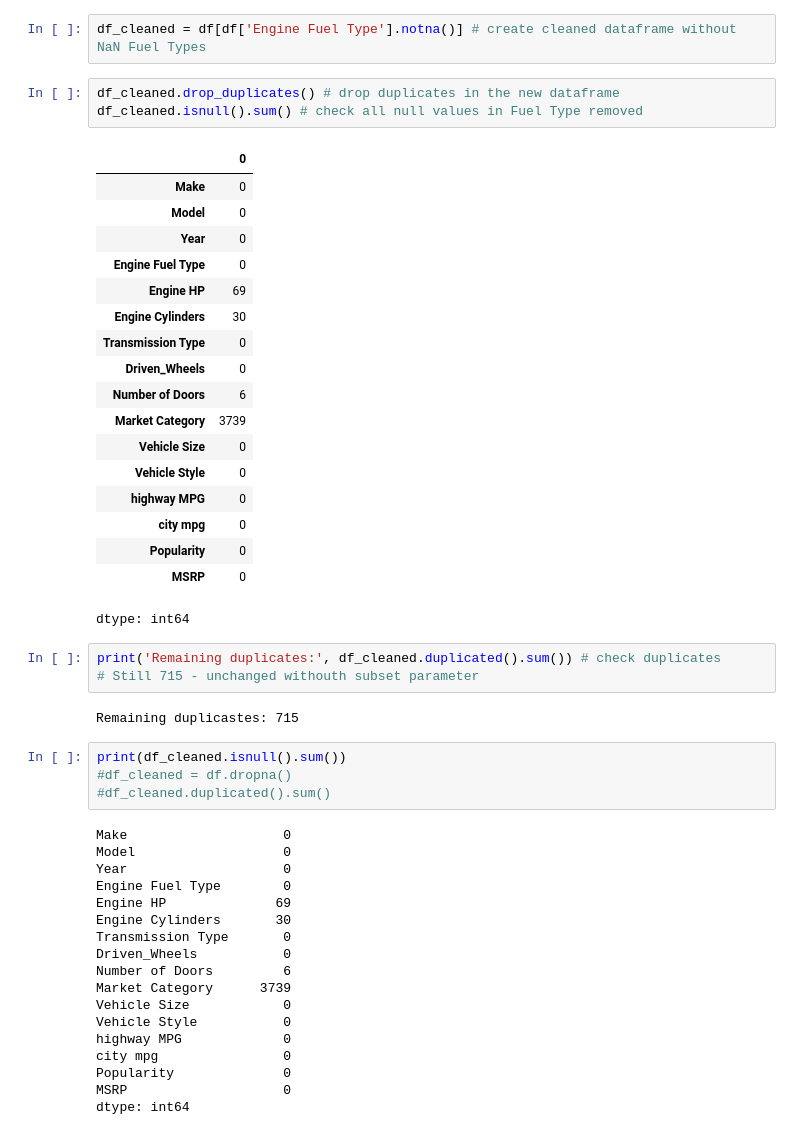
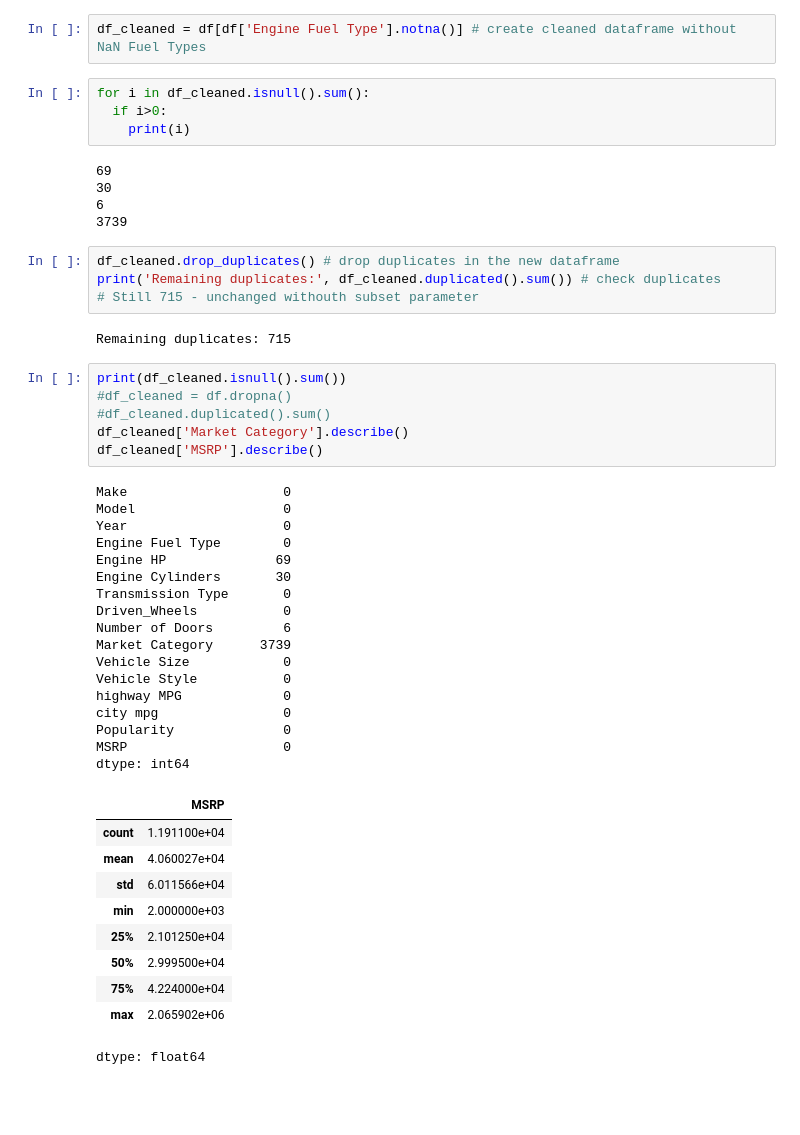
Before and after one commit to sarahajbane/colab_workbook_templates, a Jupyter notebook: Car_Analysis.ipynb, the cells around one changed output. Saved outputs shown, nothing was run; the diff lists cells and outputs as text; blank space fills up the shorter version.

```diff
--- a/Car_Analysis.ipynb
+++ b/Car_Analysis.ipynb
@@ -65,52 +64,52 @@ Data Cleaning steps:
 *   Replace Market Category (most frequent null)
 # %%
 df_cleaned = df[df['Engine Fuel Type'].notna()] # create cleaned dataframe without NaN Fuel Types
+# %%
+for i in df_cleaned.isnull().sum():
+  if i>0:
+    print(i)
+# %% [output]
+69
+30
+6
+3739
 # %%
 df_cleaned.drop_duplicates() # drop duplicates in the new dataframe
-df_cleaned.isnull().sum() # check all null values in Fuel Type removed
+print('Remaining duplicates:', df_cleaned.duplicated().sum()) # check duplicates
+# Still 715 - unchanged withouth subset parameter
 # %% [output]
-|  | 0 |
-| Make | 0 |
-| Model | 0 |
-| Year | 0 |
-| Engine Fuel Type | 0 |
-| Engine HP | 69 |
-| Engine Cylinders | 30 |
-| Transmission Type | 0 |
-| Driven_Wheels | 0 |
-| Number of Doors | 6 |
-| Market Category | 3739 |
-| Vehicle Size | 0 |
-| Vehicle Style | 0 |
-| highway MPG | 0 |
-| city mpg | 0 |
-| Popularity | 0 |
-| MSRP | 0 |
-dtype: int64
+Remaining duplicates: 715
-# %%
-print('Remaining duplicates:', df_cleaned.duplicated().sum()) # check duplicates
-# Still 715 - unchanged withouth subset parameter
-# %% [output]
-Remaining duplicastes: 715
 # %%
 print(df_cleaned.isnull().sum())
 #df_cleaned = df.dropna()
 #df_cleaned.duplicated().sum()
+df_cleaned['Market Category'].describe()
+df_cleaned['MSRP'].describe()
 # %% [output]
 Make                    0
 Model                   0
 Year                    0
 Engine Fuel Type        0
 Engine HP              69
 Engine Cylinders       30
 Transmission Type       0
 Driven_Wheels           0
 Number of Doors         6
 Market Category      3739
 Vehicle Size            0
 Vehicle Style           0
 highway MPG             0
 city mpg                0
 Popularity              0
 MSRP                    0
 dtype: int64
+|  | MSRP |
+| count | 1.191100e+04 |
+| mean | 4.060027e+04 |
+| std | 6.011566e+04 |
+| min | 2.000000e+03 |
+| 25% | 2.101250e+04 |
+| 50% | 2.999500e+04 |
+| 75% | 4.224000e+04 |
+| max | 2.065902e+06 |
+dtype: float64
```
Also changed, not shown: parts of 17 cells of this notebook.
